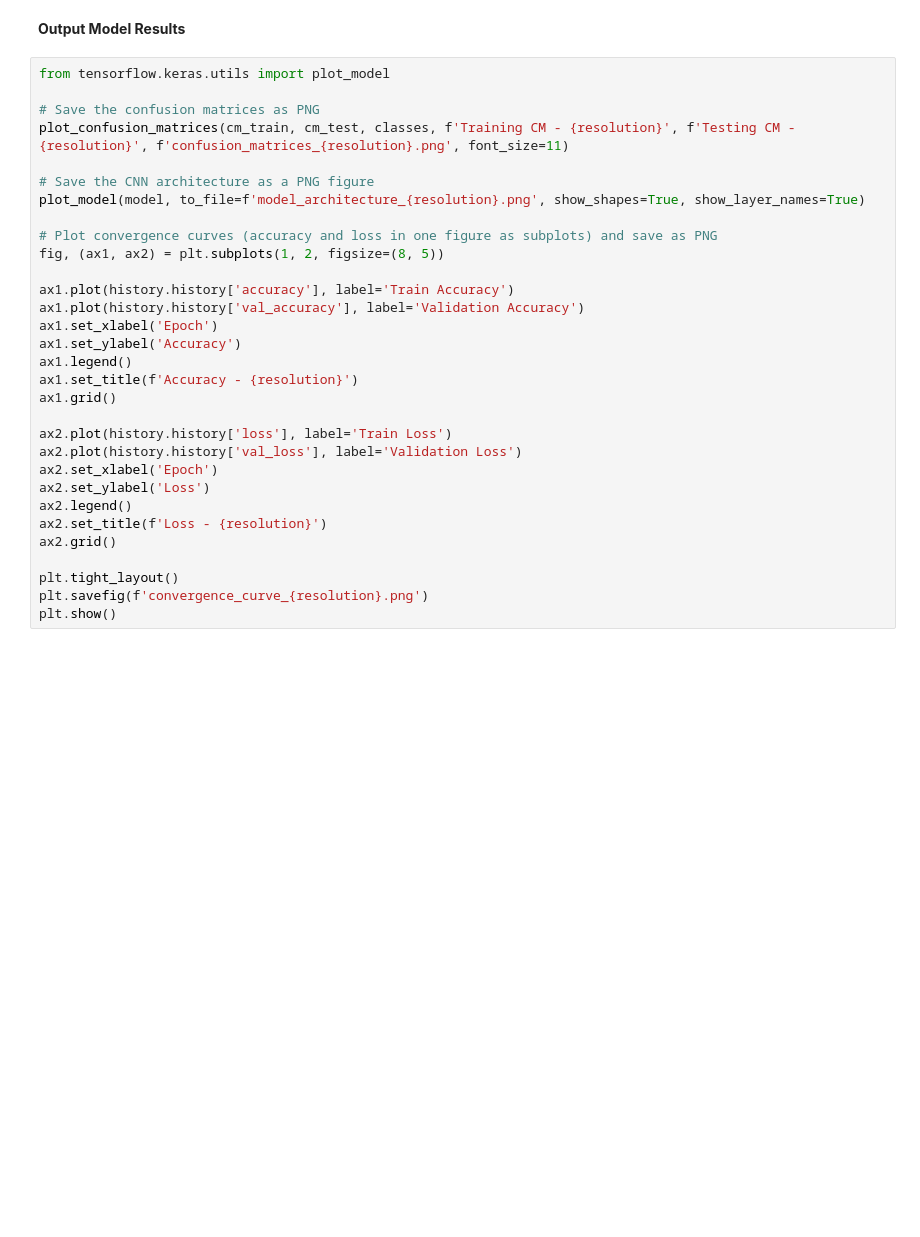
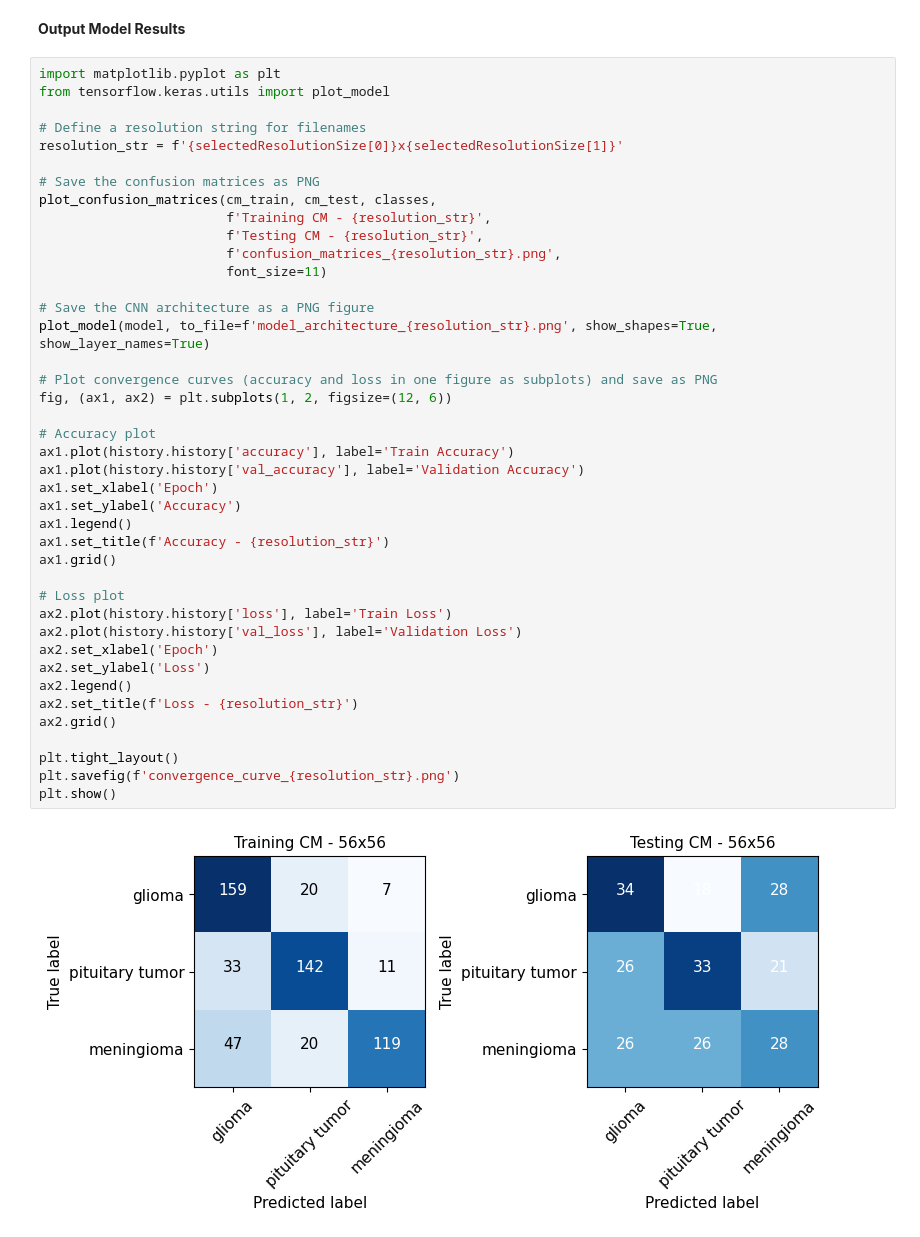
Before and after one commit to asheta66/CNN, a Jupyter notebook: Breast_Diagnosis_Model_A.ipynb, the cells around one changed output. Cells and saved outputs as stored; diff of their text form; blank space fills up the shorter version.

```diff
--- a/Breast_Diagnosis_Model_A.ipynb
+++ b/Breast_Diagnosis_Model_A.ipynb
@@ -243,33 +257,45 @@ Running model with resolution (32, 32)...
 # %% [markdown]
 **Output Model Results**
 # %%
+import matplotlib.pyplot as plt
 from tensorflow.keras.utils import plot_model
 
+# Define a resolution string for filenames
+resolution_str = f'{selectedResolutionSize[0]}x{selectedResolutionSize[1]}'
+
 # Save the confusion matrices as PNG
-plot_confusion_matrices(cm_train, cm_test, classes, f'Training CM - {resolution}', f'Testing CM - {resolution}', f'confusion_matrices_{resolution}.png', font_size=11)
+plot_confusion_matrices(cm_train, cm_test, classes,
+                        f'Training CM - {resolution_str}',
+                        f'Testing CM - {resolution_str}',
+                        f'confusion_matrices_{resolution_str}.png',
+                        font_size=11)
 
 # Save the CNN architecture as a PNG figure
-plot_model(model, to_file=f'model_architecture_{resolution}.png', show_shapes=True, show_layer_names=True)
+plot_model(model, to_file=f'model_architecture_{resolution_str}.png', show_shapes=True, show_layer_names=True)
 
 # Plot convergence curves (accuracy and loss in one figure as subplots) and save as PNG
-fig, (ax1, ax2) = plt.subplots(1, 2, figsize=(8, 5))
+fig, (ax1, ax2) = plt.subplots(1, 2, figsize=(12, 6))
 
+# Accuracy plot
 ax1.plot(history.history['accuracy'], label='Train Accuracy')
 ax1.plot(history.history['val_accuracy'], label='Validation Accuracy')
 ax1.set_xlabel('Epoch')
 ax1.set_ylabel('Accuracy')
 ax1.legend()
-ax1.set_title(f'Accuracy - {resolution}')
+ax1.set_title(f'Accuracy - {resolution_str}')
 ax1.grid()
 
+# Loss plot
 ax2.plot(history.history['loss'], label='Train Loss')
 ax2.plot(history.history['val_loss'], label='Validation Loss')
 ax2.set_xlabel('Epoch')
 ax2.set_ylabel('Loss')
 ax2.legend()
-ax2.set_title(f'Loss - {resolution}')
+ax2.set_title(f'Loss - {resolution_str}')
 ax2.grid()
 
 plt.tight_layout()
-plt.savefig(f'convergence_curve_{resolution}.png')
+plt.savefig(f'convergence_curve_{resolution_str}.png')
 plt.show()
+# %% [output]
+[figure, added]
```
Also changed, not shown: parts of 3 cells of this notebook.
